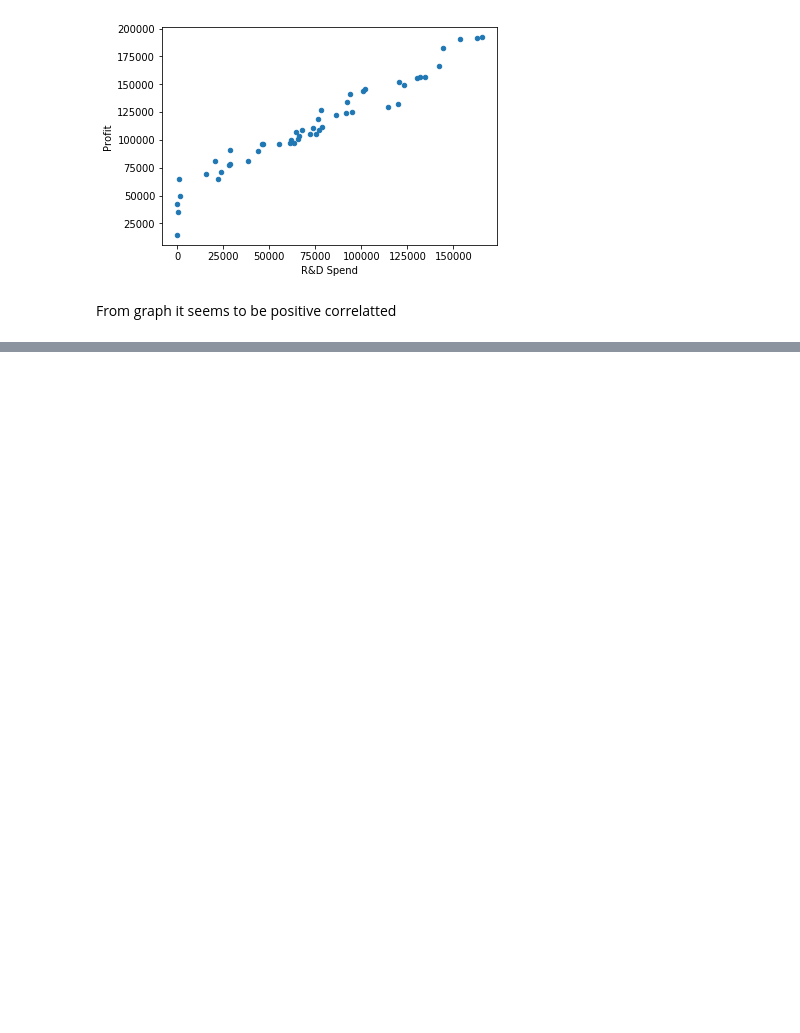
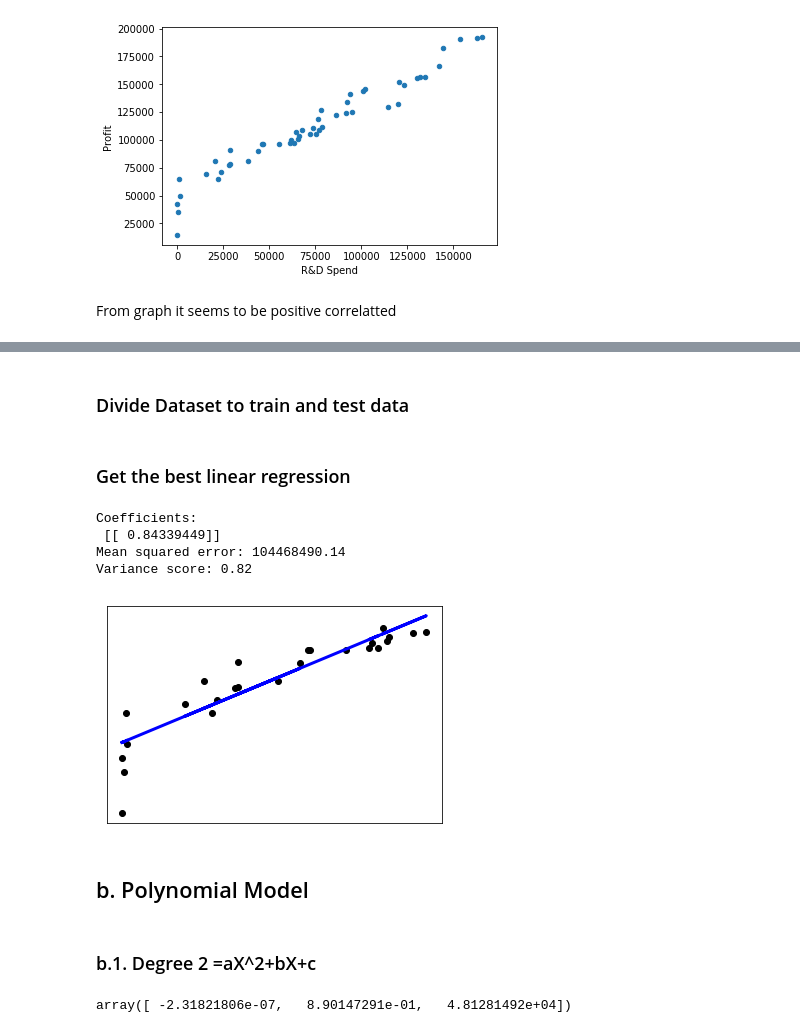
Before and after one commit to MarinaFayez/Task_Data, a Jupyter notebook: Task_Data.ipynb, the cells around one changed output, grey strips where cells are left out. Drawn from its saved outputs; the diff is of its cells as text; code cells hidden in the pictures; blank space fills up the shorter version.

```diff
--- a/Task_Data.ipynb
+++ b/Task_Data.ipynb
@@ -90,0 +118,68 @@ From graph it seems to be positive correlatted
+# %% [markdown]
+### Divide Dataset to train and test data
+# %%
+RandD =df['R&D Spend'].values
+
+# make array of n*1
+arr=RandD.transpose()
+RandD  = np.array([arr]).T
+
+index=int(len(df['R&D Spend'])/2)
+
+RandD_train = RandD[0:index]
+RandD_test = RandD[index:]
+
+ProfitData=df['Profit'].values
+
+# make array of n*1
+arr=ProfitData.transpose()
+ProfitData  = np.array([arr]).T
+
+Profit_train = ProfitData[0:index]
+Profit_test = ProfitData[index:]
+# %% [markdown]
+### Get the best linear regression
+# %%
+# Create linear regression object
+regr = linear_model.LinearRegression()
+
+# Train the model using the training sets
+regr.fit(RandD_train, Profit_train )
+
+# Make predictions using the testing set
+Profit_pred = regr.predict(RandD_test)
+
+# The coefficients
+print('Coefficients: \n', regr.coef_)
+# The mean squared error
+print("Mean squared error: %.2f"
+      % mean_squared_error(Profit_test, Profit_pred))
+# Explained variance score: 1 is perfect prediction
+print('Variance score: %.2f' % r2_score(Profit_test, Profit_pred))
+
+# Plot outputs
+plt.scatter(RandD_test, Profit_test,  color='black')
+plt.plot(RandD_test, Profit_pred, color='blue', linewidth=3)
+
+plt.xticks(())
+plt.yticks(())
+
+plt.show()
+# %% [output]
+Coefficients:
+ [[ 0.84339449]]
+Mean squared error: 104468490.14
+Variance score: 0.82
+[figure, added]
+# %% [markdown]
+## b. Polynomial Model
+# %% [markdown]
+### b.1. Degree 2 =aX^2+bX+c
+# %%
+RandD =df['R&D Spend'].values
+ProfitData=df['Profit'].values
+
+Polynomial_coff_2= np.polyfit(RandD, ProfitData, 2)
+Polynomial_coff_2
+# %% [output]
+array([ -2.31821806e-07,   8.90147291e-01,   4.81281492e+04])
```
Also changed, not shown: parts of 23 cells of this notebook.
